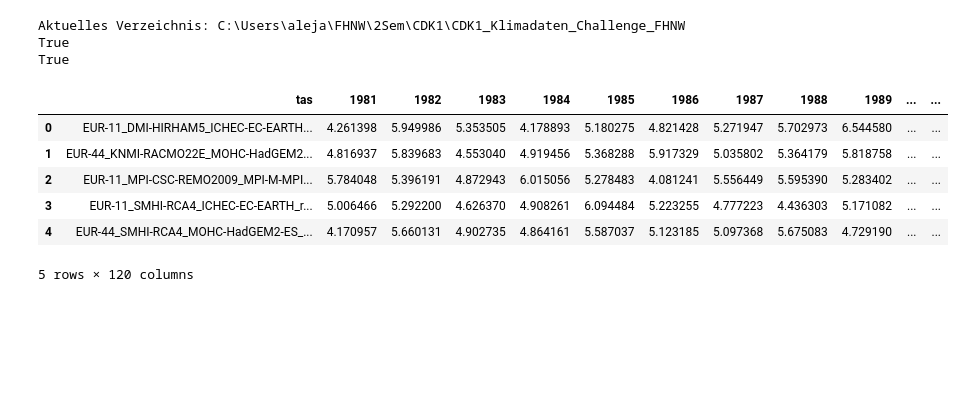
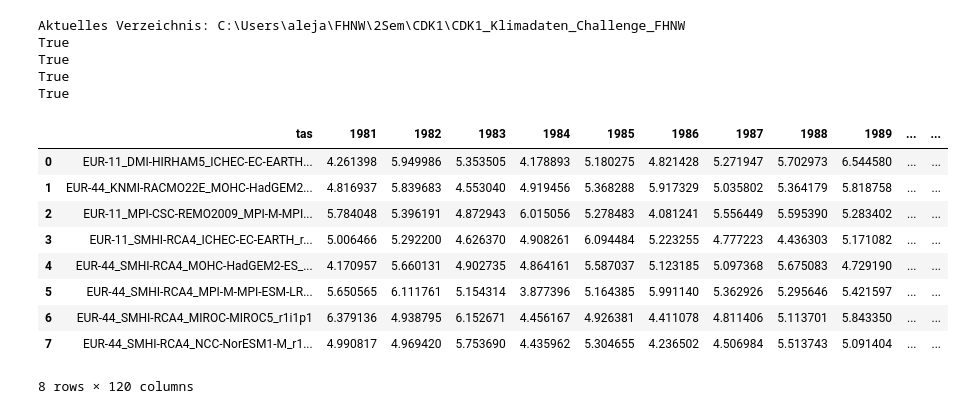
Before and after one commit to NotSchebs/CDK1_Klimadaten_Challenge_FHNW, a Jupyter notebook: Zugvögeldatenlesen.ipynb, the cells around one changed output. Drawn from its saved outputs; the diff is of its cells as text; code cells hidden in the pictures; blank space fills up the shorter version.

```diff
--- a/Zugvögeldatenlesen.ipynb
+++ b/Zugvögeldatenlesen.ipynb
@@ -4,22 +4,40 @@ import os
 import matplotlib.pyplot as plt
 # %%
 print("Aktuelles Verzeichnis:", os.getcwd())
-datei_pfad_Temp = "Bagdasarianz_daten/tas_yearly_RCP2.6_CH_transient.csv"
-print(os.path.exists(datei_pfad_Temp))
+datei_pfad_Temp_2_6 = "Bagdasarianz_daten/tas_yearly_RCP2.6_CH_transient.csv"
+print(os.path.exists(datei_pfad_Temp_2_6))
+data_temp2_6 = pd.read_csv(datei_pfad_Temp_2_6)
+
+datei_pfad_Temp_4_5 = "Bagdasarianz_daten/tas_yearly_RCP4.5_CH_transient.csv"
+print(os.path.exists(datei_pfad_Temp_4_5))
+data_temp4_5 = pd.read_csv(datei_pfad_Temp_4_5)
+
+datei_pfad_Temp_8_5 = "Bagdasarianz_daten/tas_yearly_RCP8.5_CH_transient.csv"
+print(os.path.exists(datei_pfad_Temp_8_5))
+data_temp8_5 = pd.read_csv(datei_pfad_Temp_8_5)
+
 datei_pfad_Voegel = "Voegeldaten/zugvögel.csv"
-print(os.path.exists(datei_pfad_Voegel))
+print(os.path.exists(datei_pfad_Voegel))  # Jetzt ist es ein Pfad
+df_voegel = pd.read_csv(datei_pfad_Voegel, encoding='ISO-8859-1')  # Jetzt wird es eingelesen
+
+#datei_pfad_Voegel = pd.read_csv("Voegeldaten/zugvögel.csv", encoding='ISO-8859-1')
+#print(os.path.exists(datei_pfad_Voegel))
 # %% [output]
 Aktuelles Verzeichnis: C:\Users\aleja\FHNW\2Sem\CDK1\CDK1_Klimadaten_Challenge_FHNW
 True
 True
+True
+True
 # %%
-data_temp = pd.read_csv(datei_pfad_Temp)
-data_temp.head()
+data_temp2_6.head(10)
 # %% [output]
 |  | tas | 1981 | 1982 | 1983 | 1984 | 1985 | 1986 | 1987 | 1988 | 1989 | ... | ... |
 | 0 | EUR-11_DMI-HIRHAM5_ICHEC-EC-EARTH... | 4.261398 | 5.949986 | 5.353505 | 4.178893 | 5.180275 | 4.821428 | 5.271947 | 5.702973 | 6.544580 | ... | ... |
 | 1 | EUR-44_KNMI-RACMO22E_MOHC-HadGEM2... | 4.816937 | 5.839683 | 4.553040 | 4.919456 | 5.368288 | 5.917329 | 5.035802 | 5.364179 | 5.818758 | ... | ... |
 | 2 | EUR-11_MPI-CSC-REMO2009_MPI-M-MPI... | 5.784048 | 5.396191 | 4.872943 | 6.015056 | 5.278483 | 4.081241 | 5.556449 | 5.595390 | 5.283402 | ... | ... |
 | 3 | EUR-11_SMHI-RCA4_ICHEC-EC-EARTH_r... | 5.006466 | 5.292200 | 4.626370 | 4.908261 | 6.094484 | 5.223255 | 4.777223 | 4.436303 | 5.171082 | ... | ... |
 | 4 | EUR-44_SMHI-RCA4_MOHC-HadGEM2-ES_... | 4.170957 | 5.660131 | 4.902735 | 4.864161 | 5.587037 | 5.123185 | 5.097368 | 5.675083 | 4.729190 | ... | ... |
+| 5 | EUR-44_SMHI-RCA4_MPI-M-MPI-ESM-LR... | 5.650565 | 6.111761 | 5.154314 | 3.877396 | 5.164385 | 5.991140 | 5.362926 | 5.295646 | 5.421597 | ... | ... |
+| 6 | EUR-44_SMHI-RCA4_MIROC-MIROC5_r1i1p1 | 6.379136 | 4.938795 | 6.152671 | 4.456167 | 4.926381 | 4.411078 | 4.811406 | 5.113701 | 5.843350 | ... | ... |
+| 7 | EUR-44_SMHI-RCA4_NCC-NorESM1-M_r1... | 4.990817 | 4.969420 | 5.753690 | 4.435962 | 5.304655 | 4.236502 | 4.506984 | 5.513743 | 5.091404 | ... | ... |
-5 rows × 120 columns
+8 rows × 120 columns
```
Also changed, not shown: parts of 3 cells of this notebook, 2 other files.
